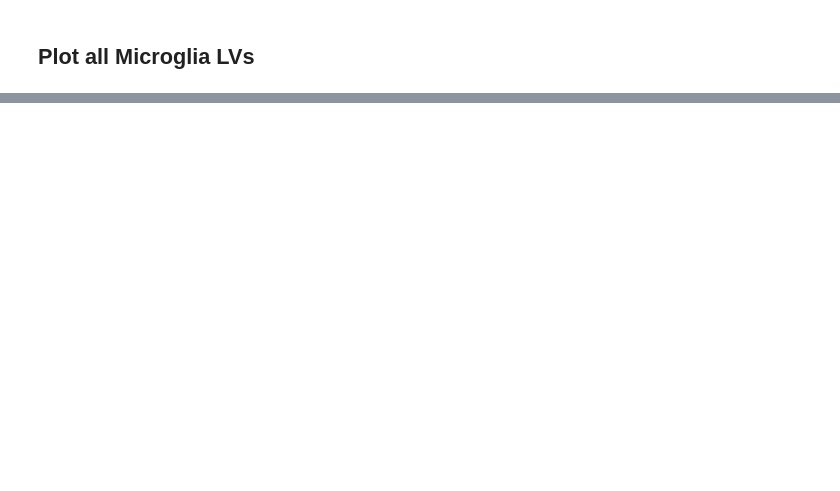
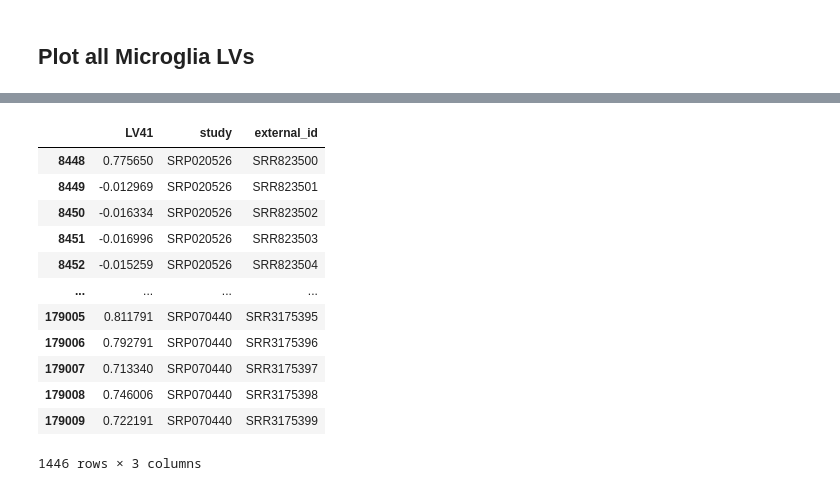
Before and after one commit to greenelab/mousiplier, a Jupyter notebook: cluster_lvs.ipynb, the cells around one changed output, grey strips where cells are left out. Cells and saved outputs as stored; diff of their text form; code cells hidden in the pictures; blank space fills up the shorter version.

```diff
--- a/cluster_lvs.ipynb
+++ b/cluster_lvs.ipynb
@@ -322,0 +319,19 @@ See the caveats in the documentation: https://pandas.pydata.org/pandas-docs/stab
+# %%
+top_study_values = lv_df_with_metadata[lv_df_with_metadata['study'].isin(top_studies)]
+cols_to_keep = ['LV41', 'study', 'external_id',]
+top_study_values = top_study_values.loc[:, cols_to_keep]
+top_study_values
+# %% [output]
+|  | LV41 | study | external_id |
+| 8448 | 0.775650 | SRP020526 | SRR823500 |
+| 8449 | -0.012969 | SRP020526 | SRR823501 |
+| 8450 | -0.016334 | SRP020526 | SRR823502 |
+| 8451 | -0.016996 | SRP020526 | SRR823503 |
+| 8452 | -0.015259 | SRP020526 | SRR823504 |
+| ... | ... | ... | ... |
+| 179005 | 0.811791 | SRP070440 | SRR3175395 |
+| 179006 | 0.792791 | SRP070440 | SRR3175396 |
+| 179007 | 0.713340 | SRP070440 | SRR3175397 |
+| 179008 | 0.746006 | SRP070440 | SRR3175398 |
+| 179009 | 0.722191 | SRP070440 | SRR3175399 |
+1446 rows × 3 columns
```
Also changed, not shown: parts of 20 cells of this notebook.
